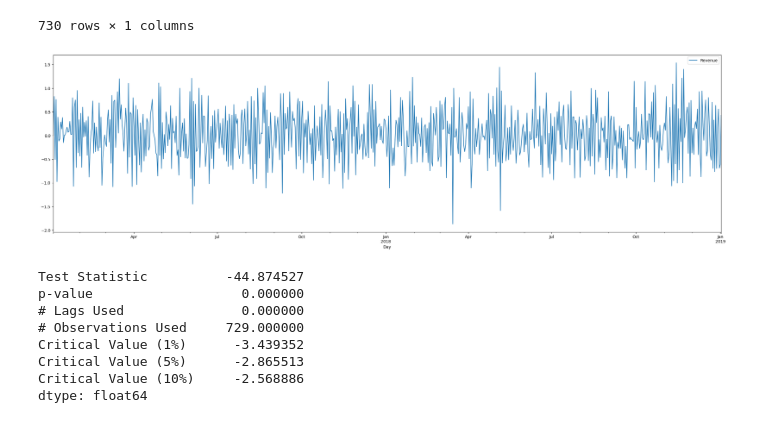
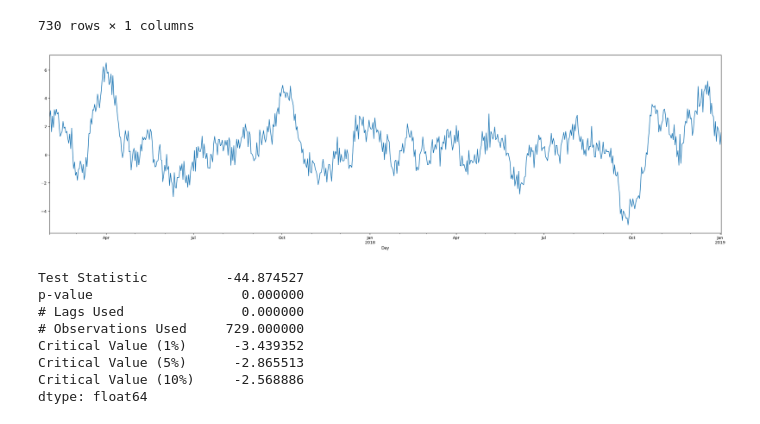
Before and after one commit to cfreeman22/D213, a Jupyter notebook: D213_task1_b.ipynb, the cells around one changed output. Drawn from its saved outputs; the diff is of its cells as text; code cells hidden in the pictures.

```diff
--- a/D213_task1_b.ipynb
+++ b/D213_task1_b.ipynb
@@ -110,3 +117,5 @@ dtype: float64
 - Adjusting the statonarity of the data
 - Checking for nulls, duplicates
 - Make a Clean copy
+# %%
+data["seasonal diference"] = data['Revenue']- data['Revenue'].shift(30)
@@ -112,0 +161,4 @@ dtype: float64
+# %%
+data = data.rename(columns={'seasonal diference':'Revenue_diff'})
+# %%
+data_diff2 = data.drop('Revenue', axis=1)
@@ -112,0 +182,2 @@ dtype: float64
+# %%
+data_diff2 = data_diff2.dropna()
@@ -131,10 +234,10 @@ data_diff
 730 rows × 1 columns
 # %%
 #Plotting the adjusted data
-data_diff.plot(figsize=(30, 8))
+data_diff2.plot(figsize=(30, 8))
 plt.show()
 # %% [output]
-[figure, old version]
+[figure, new version]
 # %%
 #Testing Stationarity of the adjusted data
 adf_test(data_diff['Revenue'])
```
Also changed, not shown: parts of 27 cells of this notebook.
